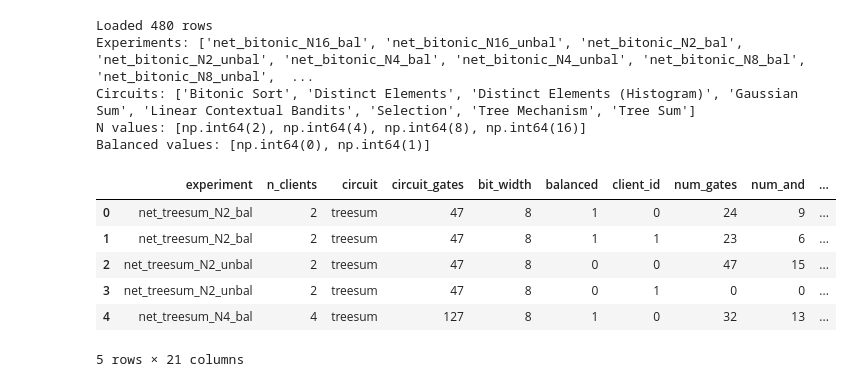
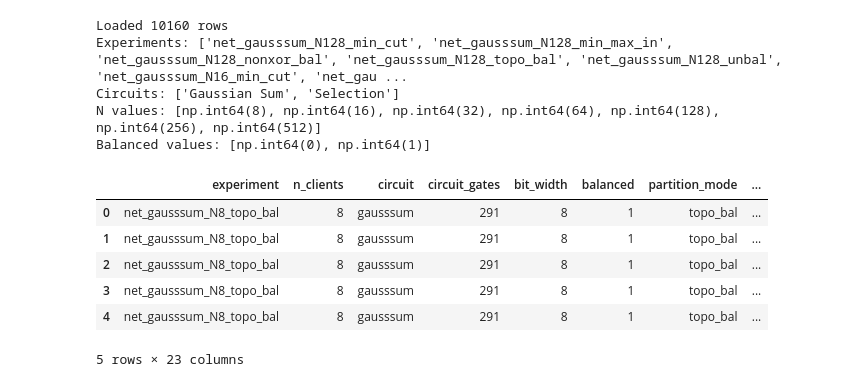
Before and after one commit to stoneboat/shuffle-DP-protocols, a Jupyter notebook: src/are-protocol-network/visualize_network.ipynb, the cells around one changed output. Cells and saved outputs as stored; diff of their text form; code cells hidden in the pictures.

```diff
--- a/src/are-protocol-network/visualize_network.ipynb
+++ b/src/are-protocol-network/visualize_network.ipynb
@@ -3,43 +3,43 @@ import pandas as pd
 import matplotlib.pyplot as plt
 import numpy as np
 
-df = pd.read_csv('benchmark/all_results.csv')
+df = pd.read_csv('benchmark/merged_gausssum_select.csv')
 
 # Classify circuit type from circuit name
 def classify(name):
     if 'gausssum' in name: return 'Gaussian Sum'
     if 'treesum' in name: return 'Tree Sum'
     if 'seqsum' in name: return 'Sequential Sum'
     if 'bitonic' in name: return 'Bitonic Sort'
     if 'select' in name: return 'Selection'
     if 'treemech' in name: return 'Tree Mechanism'
     if 'distincthist' in name: return 'Distinct Elements (Histogram)'
     if 'distinct' in name: return 'Distinct Elements'
     if 'lcb' in name: return 'Linear Contextual Bandits'
     return 'Other'
 
 df['circuit_type'] = df['circuit'].apply(classify)
 
 # All costs come from actual measured benchmark data in the CSV:
 #   garble_time_us, ot_are_time_us, boundary_time_us  (microseconds)
 #   garbled_table_bytes, ot_are_bytes, boundary_bytes  (bytes)
 print(f'Loaded {len(df)} rows')
 print(f'Experiments: {sorted(df["experiment"].unique())}')
 print(f'Circuits: {sorted(df["circuit_type"].unique())}')
 print(f'N values: {sorted(df["n_clients"].unique())}')
 print(f'Balanced values: {sorted(df["balanced"].unique())}')
 df.head()
 # %% [output]
-Loaded 480 rows
-Experiments: ['net_bitonic_N16_bal', 'net_bitonic_N16_unbal', 'net_bitonic_N2_bal', 'net_bitonic_N2_unbal', 'net_bitonic_N4_bal', 'net_bitonic_N4_unbal', 'net_bitonic_N8_bal', 'net_bitonic_N8_unbal',  ...
-Circuits: ['Bitonic Sort', 'Distinct Elements', 'Distinct Elements (Histogram)', 'Gaussian Sum', 'Linear Contextual Bandits', 'Selection', 'Tree Mechanism', 'Tree Sum']
-N values: [np.int64(2), np.int64(4), np.int64(8), np.int64(16)]
+Loaded 10160 rows
+Experiments: ['net_gausssum_N128_min_cut', 'net_gausssum_N128_min_max_in', 'net_gausssum_N128_nonxor_bal', 'net_gausssum_N128_topo_bal', 'net_gausssum_N128_unbal', 'net_gausssum_N16_min_cut', 'net_gau ...
+Circuits: ['Gaussian Sum', 'Selection']
+N values: [np.int64(8), np.int64(16), np.int64(32), np.int64(64), np.int64(128), np.int64(256), np.int64(512)]
 Balanced values: [np.int64(0), np.int64(1)]
-|  | experiment | n_clients | circuit | circuit_gates | bit_width | balanced | client_id | num_gates | num_and | ... |
-| 0 | net_treesum_N2_bal | 2 | treesum | 47 | 8 | 1 | 0 | 24 | 9 | ... |
-| 1 | net_treesum_N2_bal | 2 | treesum | 47 | 8 | 1 | 1 | 23 | 6 | ... |
-| 2 | net_treesum_N2_unbal | 2 | treesum | 47 | 8 | 0 | 0 | 47 | 15 | ... |
-| 3 | net_treesum_N2_unbal | 2 | treesum | 47 | 8 | 0 | 1 | 0 | 0 | ... |
-| 4 | net_treesum_N4_bal | 4 | treesum | 127 | 8 | 1 | 0 | 32 | 13 | ... |
+|  | experiment | n_clients | circuit | circuit_gates | bit_width | balanced | partition_mode | ... |
+| 0 | net_gausssum_N8_topo_bal | 8 | gausssum | 291 | 8 | 1 | topo_bal | ... |
+| 1 | net_gausssum_N8_topo_bal | 8 | gausssum | 291 | 8 | 1 | topo_bal | ... |
+| 2 | net_gausssum_N8_topo_bal | 8 | gausssum | 291 | 8 | 1 | topo_bal | ... |
+| 3 | net_gausssum_N8_topo_bal | 8 | gausssum | 291 | 8 | 1 | topo_bal | ... |
+| 4 | net_gausssum_N8_topo_bal | 8 | gausssum | 291 | 8 | 1 | topo_bal | ... |
-5 rows × 21 columns
+5 rows × 23 columns
 # %%
```
Also changed, not shown: parts of 5 cells of this notebook, 4 other files.
